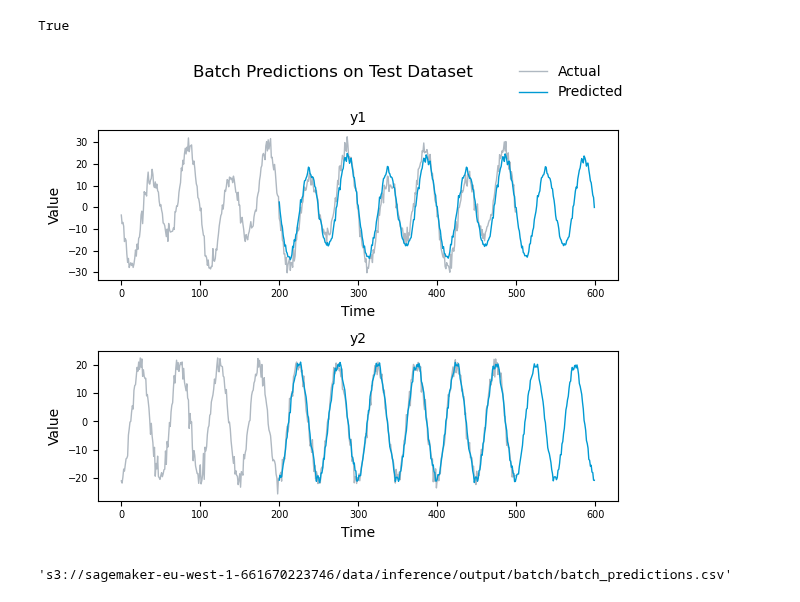
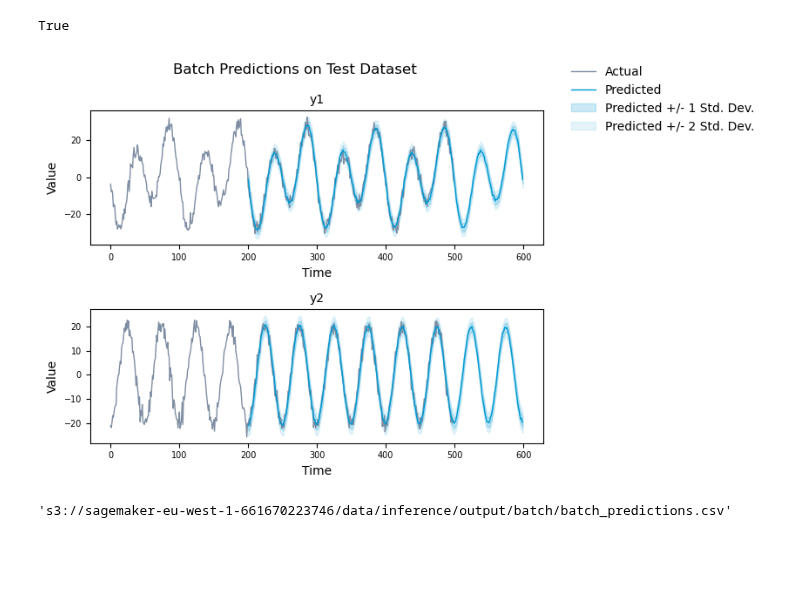
Before and after one commit to fg-research/lnn-sagemaker, a Jupyter notebook: notebook.ipynb, the cells around one changed output. Drawn from its saved outputs; the diff is of its cells as text; code cells hidden in the pictures; blank space fills up the shorter version.

```diff
--- a/notebook.ipynb
+++ b/notebook.ipynb
@@ -316,9 +308,9 @@ estimator = sagemaker.algorithm.AlgorithmEstimator(
         "use-ltc": 0,
         "use-mixed": 0,
         "lr": 0.001,
-        "lr-decay": 0.9,
+        "lr-decay": 0.999,
         "batch-size": 64,
-        "epochs": 10,
+        "epochs": 50,
     },
 )
 
@@ -391,7 +383,7 @@ test_dataset.head()
 # %%
 fig, axs = plt.subplots(nrows=len([c for c in test_dataset.columns if c != "ts"]), ncols=1, sharex=True, figsize=(6, 8))
 for i, c in enumerate([c for c in test_dataset.columns if c != "ts"]):
-    axs[i].plot(test_dataset[c], color="#AFB8C1", lw=1)
+    axs[i].plot(test_dataset[c], color="#7f8ea3", lw=1)
     axs[i].set_title(c, size=10)
     axs[i].set(xlabel="Time", ylabel="Value")
     axs[i].xaxis.set_tick_params(labelbottom=True)
@@ -399,6 +391,5 @@ for i, c in enumerate([c for c in test_dataset.columns if c != "ts"]):
     axs[i].tick_params(axis="both", which="minor", labelsize=7)
 fig.suptitle("Test Dataset")
 fig.tight_layout()
-fig.subplots_adjust(top=0.9)
 fig.show()
 # %% [output]
@@ -493,16 +486,17 @@ dtype: int64
 # %%
 fig, axs = plt.subplots(nrows=len([c for c in test_dataset.columns if c.startswith("y")]), ncols=1, sharex=True, figsize=(6, 5))
 for i, c in enumerate([c for c in test_dataset.columns if c.startswith("y")]):
-    axs[i].plot(test_dataset[c], color="#AFB8C1", lw=1, label="Actual" if i == 0 else None)
-    axs[i].plot(real_time_predictions[c], color="#009ad3", lw=1, label="Predicted" if i == 0 else None)
+    axs[i].plot(test_dataset.index, test_dataset[c].values, color="#7f8ea3", lw=1, label="Actual" if i == 0 else None)
+    axs[i].plot(real_time_predictions.index, real_time_predictions[f"{c}_mean"].values, color="#009ad3", lw=1, label="Predicted" if i == 0 else None)
+    axs[i].fill_between(real_time_predictions.index, real_time_predictions[f"{c}_mean"].values + real_time_predictions[f"{c}_std"].values, real_time_predictions[f"{c}_mean"].values - real_time_predictions[f"{c}_std"].values, color="#009ad3", alpha=0.2, lw=1, label="Predicted +/- 1 Std. Dev." if i == 0 else None)
+    axs[i].fill_between(real_time_predictions.index, real_time_predictions[f"{c}_mean"].values + 2 * real_time_predictions[f"{c}_std"].values, real_time_predictions[f"{c}_mean"].values - 2 * real_time_predictions[f"{c}_std"].values, color="#009ad3", alpha=0.1, lw=1, label="Predicted +/- 2 Std. Dev." if i == 0 else None)
     axs[i].set_title(c, size=10)
     axs[i].set(xlabel="Time", ylabel="Value")
     axs[i].xaxis.set_tick_params(labelbottom=True)
     axs[i].tick_params(axis="both", which="major", labelsize=7)
     axs[i].tick_params(axis="both", which="minor", labelsize=7)
 fig.suptitle("Real Time Predictions on Test Dataset")
-fig.legend(frameon=False)
+fig.legend(bbox_to_anchor=(1, 0, 0.4, 1), frameon=False)
 fig.tight_layout()
-fig.subplots_adjust(top=0.85)
 fig.show()
 # %% [output]
@@ -513,7 +507,7 @@ fig.show()
 In this section we assess the model's forecasting performance against the ground truth time series values. Note that in this section we calculate the mean squared error (MSE) and mean absolute error (MAE) separately for each time series using unscaled data. These are different from the metrics returned by the algorithm, which are the average MSE and MAE across all time series calculated using scaled data.
 # %%
 for c in [c for c in test_dataset.columns if c.startswith("y")]:
-    mse = mean_squared_error(test_dataset[c].iloc[context_length:], real_time_predictions[c].iloc[context_length: - prediction_length])
-    mae = mean_absolute_error(test_dataset[c].iloc[context_length:], real_time_predictions[c].iloc[context_length: -prediction_length])
+    mse = mean_squared_error(test_dataset[c].iloc[context_length:], real_time_predictions[f"{c}_mean"].iloc[context_length: - prediction_length])
+    mae = mean_absolute_error(test_dataset[c].iloc[context_length:], real_time_predictions[f"{c}_mean"].iloc[context_length: -prediction_length])
     print(f"Time series: {c}, MSE: {format(mse, '.2f')}, MAE: {format(mae, '.2f')}")
 # %% [output]
@@ -716,19 +712,20 @@ True
 # %%
 fig, axs = plt.subplots(nrows=len([c for c in test_dataset.columns if c.startswith("y")]), ncols=1, sharex=True, figsize=(6, 5))
 for i, c in enumerate([c for c in test_dataset.columns if c.startswith("y")]):
-    axs[i].plot(test_dataset[c], color="#AFB8C1", lw=1, label="Actual" if i == 0 else None)
-    axs[i].plot(batch_predictions[c], color="#009ad3", lw=1, label="Predicted" if i == 0 else None)
+    axs[i].plot(test_dataset.index, test_dataset[c].values, color="#7f8ea3", lw=1, label="Actual" if i == 0 else None)
+    axs[i].plot(batch_predictions.index, batch_predictions[f"{c}_mean"].values, color="#009ad3", lw=1, label="Predicted" if i == 0 else None)
+    axs[i].fill_between(batch_predictions.index, batch_predictions[f"{c}_mean"].values + batch_predictions[f"{c}_std"].values, batch_predictions[f"{c}_mean"].values - batch_predictions[f"{c}_std"].values, color="#009ad3", alpha=0.2, lw=1, label="Predicted +/- 1 Std. Dev." if i == 0 else None)
+    axs[i].fill_between(batch_predictions.index, batch_predictions[f"{c}_mean"].values + 2 * batch_predictions[f"{c}_std"].values, batch_predictions[f"{c}_mean"].values - 2 * batch_predictions[f"{c}_std"].values, color="#009ad3", alpha=0.1, lw=1, label="Predicted +/- 2 Std. Dev." if i == 0 else None)
     axs[i].set_title(c, size=10)
     axs[i].set(xlabel="Time", ylabel="Value")
     axs[i].xaxis.set_tick_params(labelbottom=True)
     axs[i].tick_params(axis="both", which="major", labelsize=7)
     axs[i].tick_params(axis="both", which="minor", labelsize=7)
 fig.suptitle("Batch Predictions on Test Dataset")
-fig.legend(frameon=False)
+fig.legend(bbox_to_anchor=(1, 0, 0.4, 1), frameon=False)
 fig.tight_layout()
-fig.subplots_adjust(top=0.85)
 fig.show()
 # %% [output]
-[figure, old version]
+[figure, new version]
 # %%
 batch_results = sagemaker_session.upload_string_as_file_body(
```
Also changed, not shown: parts of 30 cells of this notebook, 3 other files.
